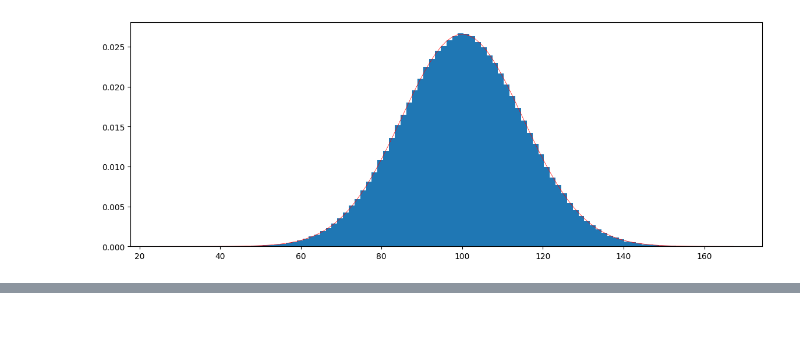
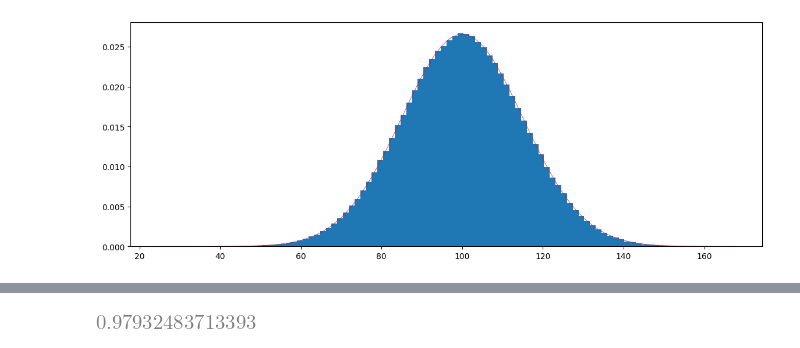
Before and after one commit to subthalamic/subthalamic, a Jupyter notebook: theory/descriptive_stats.ipynb, the cells around one changed output, grey strips where cells are left out. Saved outputs shown, nothing was run; the diff lists cells and outputs as text; code cells hidden in the pictures; blank space fills up the shorter version.

```diff
--- a/theory/descriptive_stats.ipynb
+++ b/theory/descriptive_stats.ipynb
@@ -44,3 +55,7 @@ $\displaystyle 130.733481450125$
+# %%
+stats.norm.cdf(2.04)
+# %% [output]
+[figure, added]
 # %%
 stats.norm.cdf(stats.zscore(p)[39])
 # %% [output]
```
Also changed, not shown: parts of 46 cells of this notebook.
